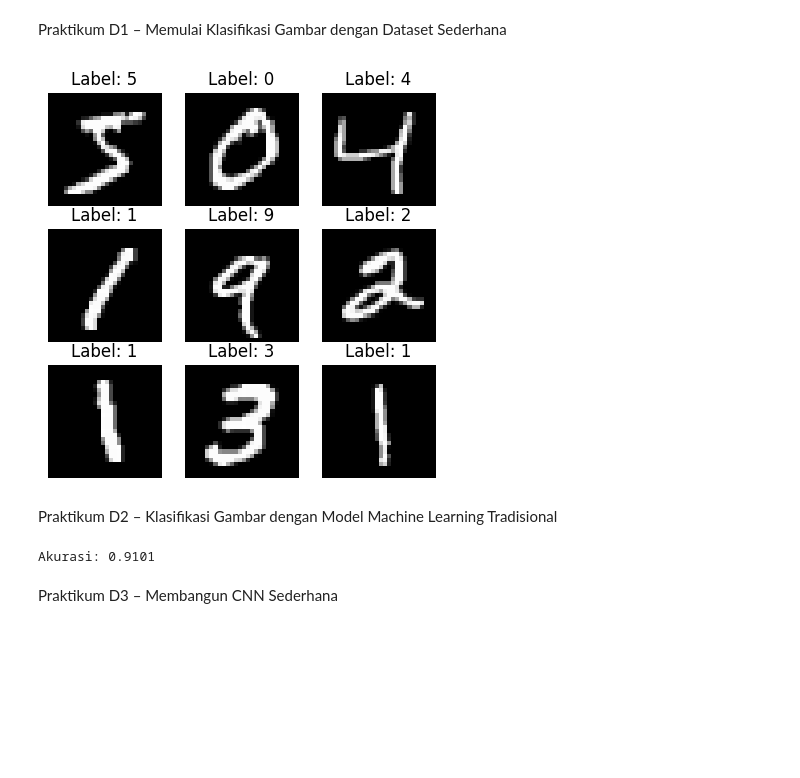
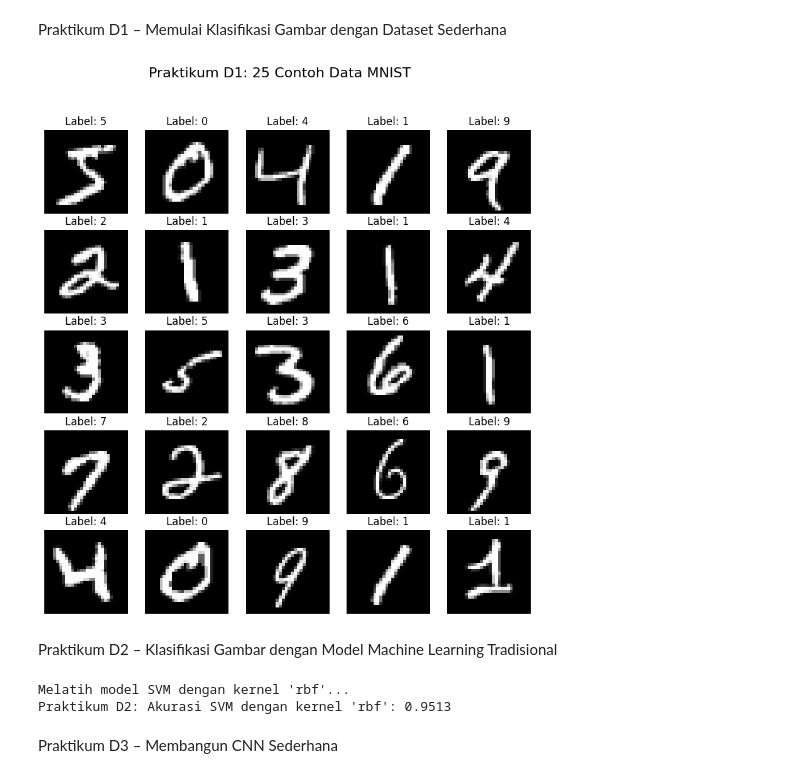
Before and after one commit to AlmahdiPen/Visi_Komputer_TI-2A, a Jupyter notebook: klasifikasi_gambar.ipynb, the cells around one changed output. Cells and saved outputs as stored; diff of their text form; code cells hidden in the pictures; blank space fills up the shorter version.

```diff
--- a/klasifikasi_gambar.ipynb
+++ b/klasifikasi_gambar.ipynb
@@ -5,38 +5,50 @@ Praktikum D1 – Memulai Klasifikasi Gambar dengan Dataset Sederhana
 # %%
 import numpy as np
 import matplotlib.pyplot as plt
-from tensorflow.keras.datasets import mnist
+import tensorflow as tf
 
-# Load data
-(x_train, y_train), (x_test, y_test) = mnist.load_data()
+# Memuat dataset MNIST
+(x_train_mnist, y_train_mnist), (x_test_mnist, y_test_mnist) = tf.keras.datasets.mnist.load_data()
 
-# Tampilkan contoh
-plt.figure(figsize=(5,5))
-for i in range(9):
-    plt.subplot(3,3,i+1)
-    plt.imshow(x_train[i], cmap='gray')
-    plt.title(f"Label: {y_train[i]}")
+# Normalisasi data
+x_train_mnist = x_train_mnist / 255.0
+x_test_mnist = x_test_mnist / 255.0
+
+# [TUGAS KECIL D1] Menampilkan 25 contoh, bukan 9
+plt.figure(figsize=(10, 10))
+for i in range(25):
+    plt.subplot(5, 5, i + 1)
+    plt.imshow(x_train_mnist[i], cmap='gray')
+    plt.title(f"Label: {y_train_mnist[i]}")
     plt.axis('off')
+plt.suptitle('Praktikum D1: 25 Contoh Data MNIST', fontsize=16)
 plt.show()
 # %% [output]
-[figure, old version]
+[figure, new version]
 # %% [markdown]
 Praktikum D2 – Klasifikasi Gambar dengan Model Machine Learning Tradisional
 # %%
 from sklearn import svm
 from sklearn.metrics import accuracy_score
 
-# Flatten
-x_train_flat = x_train.reshape(len(x_train), -1) / 255.0
-x_test_flat = x_test.reshape(len(x_test), -1) / 255.0
+# Flatten gambar untuk input SVM
+x_train_flat = x_train_mnist.reshape(len(x_train_mnist), -1)
+x_test_flat = x_test_mnist.reshape(len(x_test_mnist), -1)
 
-# SVM
-clf = svm.SVC(kernel='linear', gamma='scale')
-clf.fit(x_train_flat[:5000], y_train[:5000]) # gunakan subset karena SVM berat
-y_pred = clf.predict(x_test_flat)
-print("Akurasi:", accuracy_score(y_test, y_pred))
+# [TUGAS KECIL D2] Mengubah kernel dari 'linear' menjadi 'rbf'
+print("Melatih model SVM dengan kernel 'rbf'...")
+
+# Menggunakan subset data agar training tidak terlalu lama
+clf = svm.SVC(kernel='rbf', gamma='scale')
+clf.fit(x_train_flat[:5000], y_train_mnist[:5000])
+
+# Uji model dan cetak akurasi
+y_pred_svm = clf.predict(x_test_flat)
+accuracy_svm = accuracy_score(y_test_mnist, y_pred_svm)
+print(f"Praktikum D2: Akurasi SVM dengan kernel 'rbf': {accuracy_svm:.4f}")
 # %% [output]
-Akurasi: 0.9101
+Melatih model SVM dengan kernel 'rbf'...
+Praktikum D2: Akurasi SVM dengan kernel 'rbf': 0.9513
 # %% [markdown]
 Praktikum D3 – Membangun CNN Sederhana
 # %%
```
Also changed, not shown: parts of 7 cells of this notebook.
